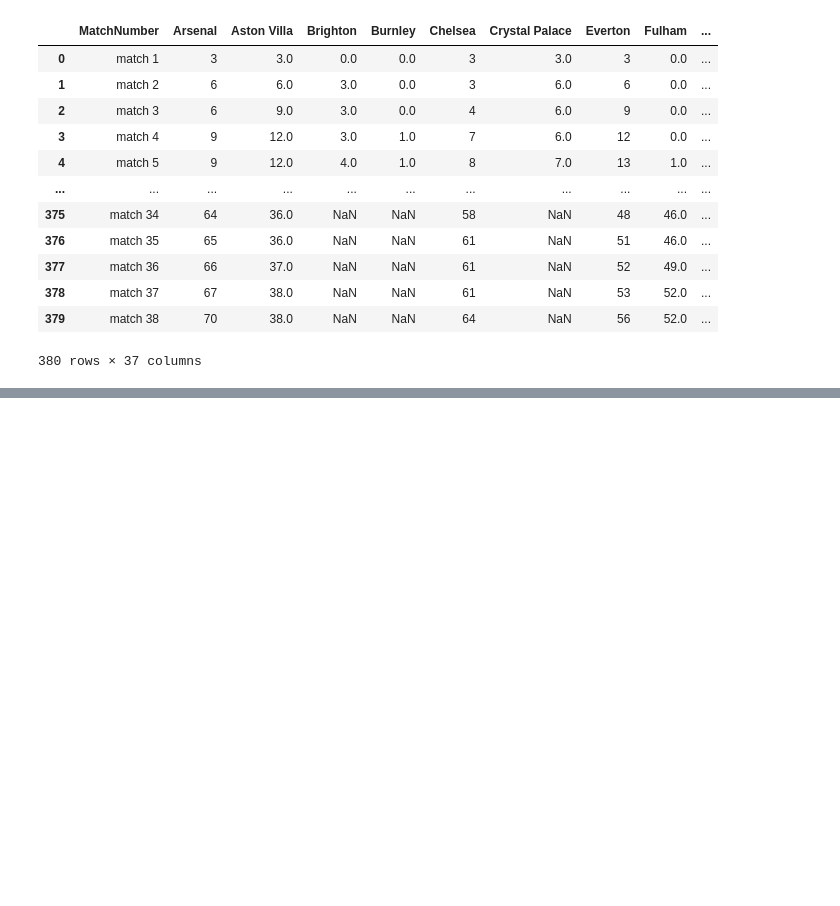
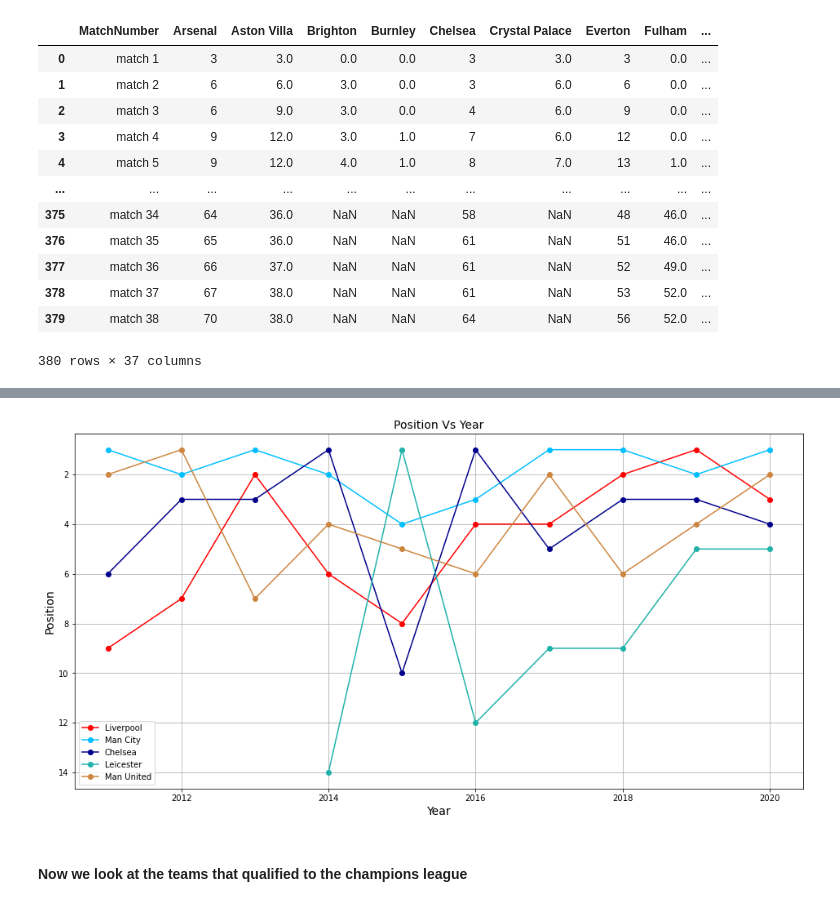
Before and after one commit to Alaa-Atef/English-Premier-League-Analysis, a Jupyter notebook: Premier League Project.ipynb, the cells around one changed output, grey strips where cells are left out. Saved outputs shown, nothing was run; the diff lists cells and outputs as text; code cells hidden in the pictures; blank space fills up the shorter version.

```diff
--- a/Premier League Project.ipynb
+++ b/Premier League Project.ipynb
@@ -441,0 +548,23 @@ totalMatchPointsOfEverySeason
+# %%
+years = seasonsTable[seasonsTable.Team == "Liverpool"]['Year']
+LeicesterYears = seasonsTable[seasonsTable.Team == "Leicester"]['Year']
+# %%
+plt.figure(figsize=(16, 8))
+
+plt.plot(years, seasonsTable[seasonsTable.Team == "Liverpool"]['Position'], color='red', marker='o', label='Liverpool')
+plt.plot(years, seasonsTable[seasonsTable.Team == "Man City"]['Position'], color='deepskyblue', marker='o', label='Man City')
+plt.plot(years, seasonsTable[seasonsTable.Team == "Chelsea"]['Position'], color='darkblue', marker='o', label='Chelsea')
+plt.plot(LeicesterYears, seasonsTable[seasonsTable.Team == "Leicester"]['Position'], color='lightseagreen', marker='o', label='Leicester')
+plt.plot(years, seasonsTable[seasonsTable.Team == "Man United"]['Position'], color='peru', marker='o', label='Man United')
+
+plt.title('Position Vs Year', fontsize=14)
+plt.xlabel('Year', fontsize=14)
+plt.ylabel('Position', fontsize=14)
+plt.gca().invert_yaxis()
+plt.grid(True)
+plt.legend()
+plt.show()
+# %% [output]
+[figure, added]
+# %% [markdown]
+#### Now we look at the teams that qualified to the champions league
```
Also changed, not shown: parts of 105 cells of this notebook.
